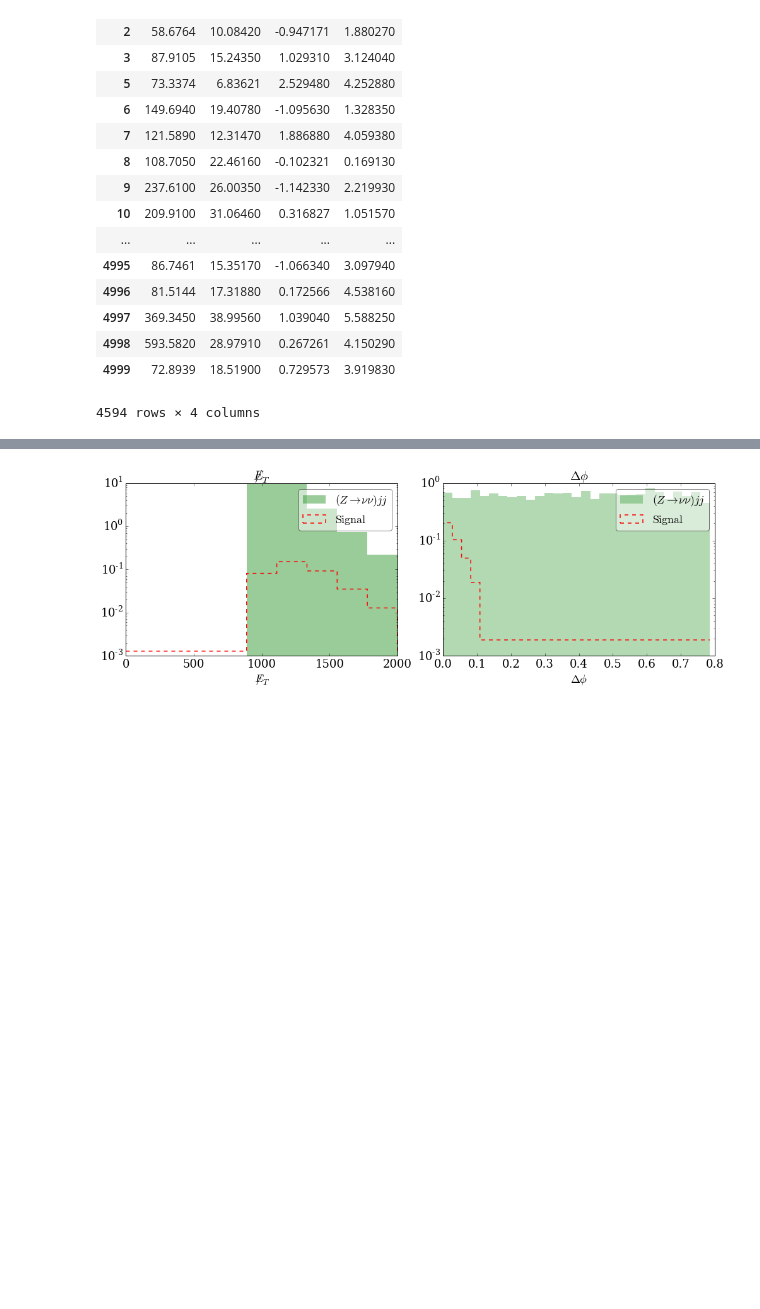
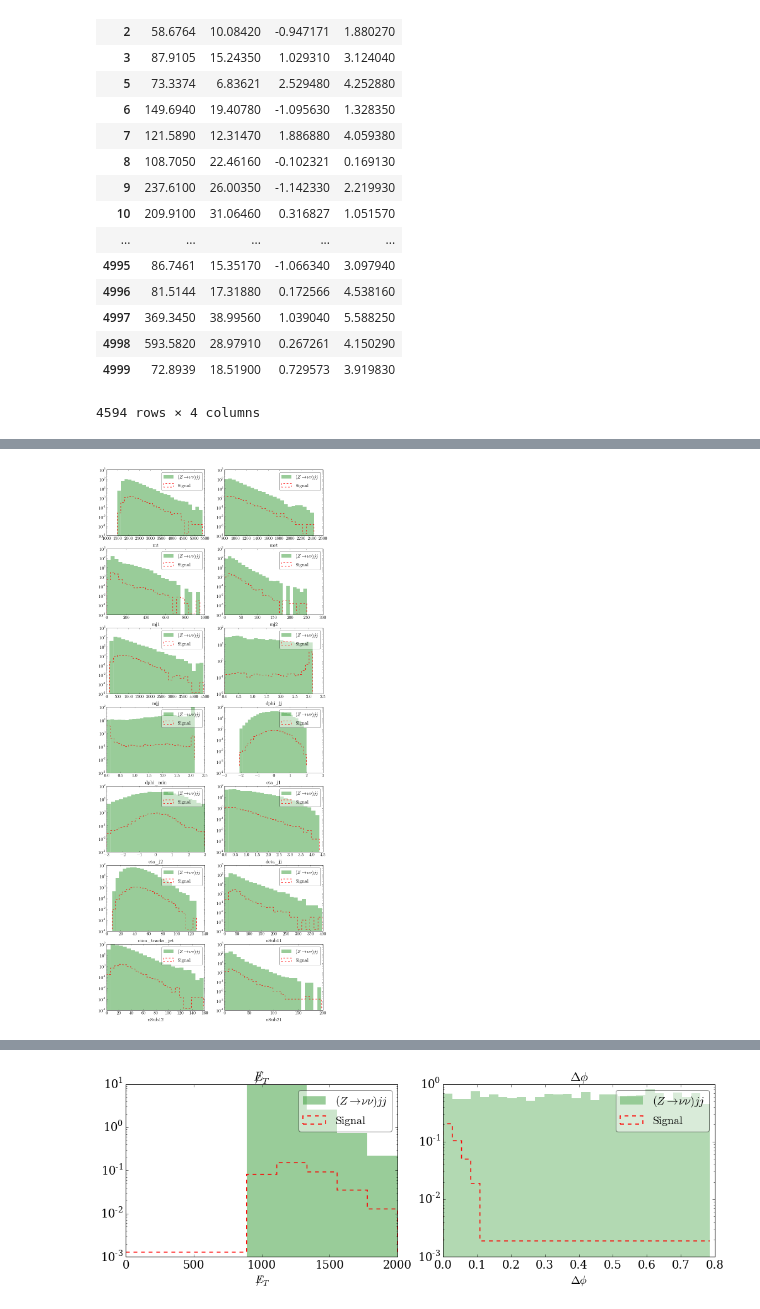
Before and after one commit to smsharma/DarkShowers, a Jupyter notebook: analysis/analysis.ipynb, the cells around one changed output, grey strips where cells are left out. Cells and saved outputs as stored; diff of their text form; code cells hidden in the pictures; blank space fills up the shorter version.

```diff
--- a/analysis/analysis.ipynb
+++ b/analysis/analysis.ipynb
@@ -135,3 +111,9 @@ harry_plotter(sig,bkg_zjj)
+# %%
+from analysis import Plots
+plts = Plots()
+plts.harry_plotter(sig,[bkg_zjj],[r"$(Z\rightarrow\nu\nu)jj$"])
+# %% [output]
+[figure, added]
 # %%
 plt.rcParams['figure.figsize'] = 14., 5
 plt.rc('axes', color_cycle=['r', 'g', 'b', 'y'])
```
Also changed, not shown: parts of 5 cells of this notebook, 2 other files.
